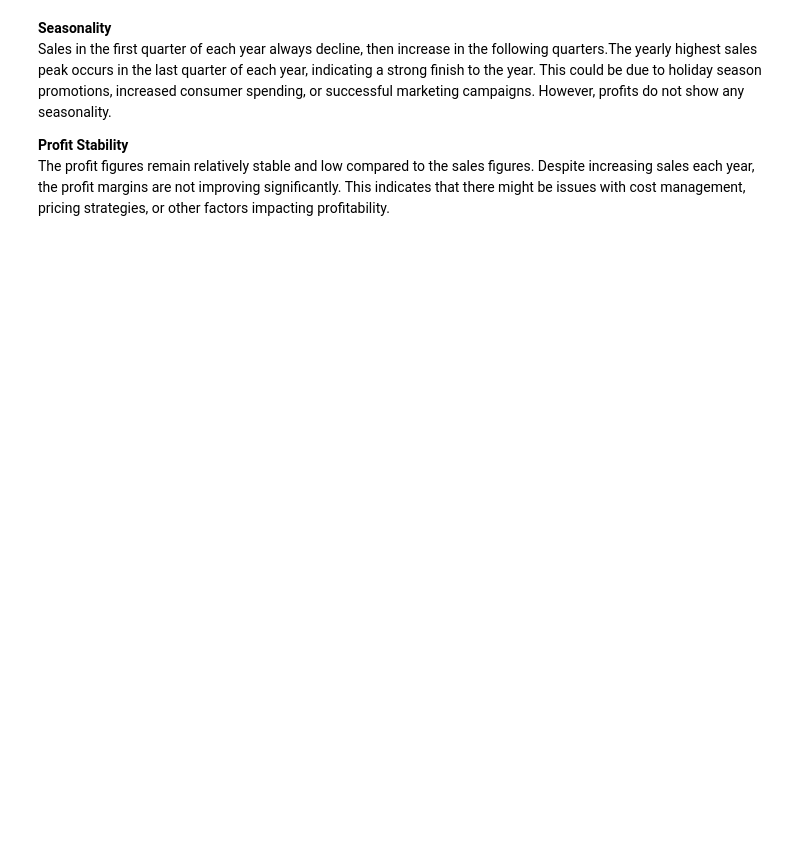
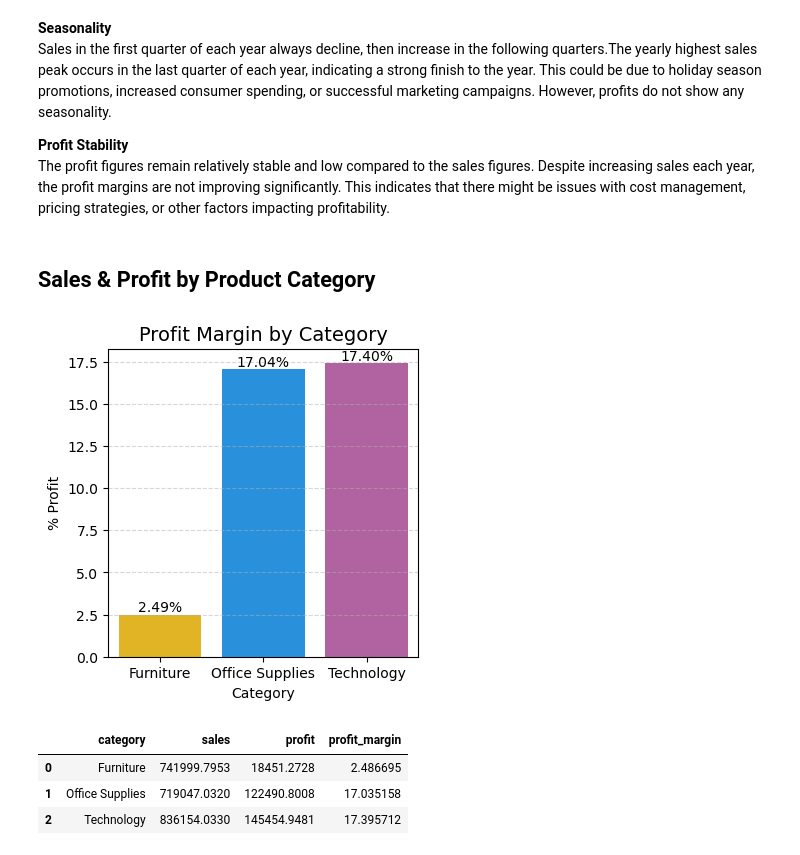
Before and after one commit to FadhiilDzaki/superstore_analysis, a Jupyter notebook: superstore_analysis.ipynb, the cells around one changed output. Cells and saved outputs as stored; diff of their text form; code cells hidden in the pictures; blank space fills up the shorter version.

```diff
--- a/superstore_analysis.ipynb
+++ b/superstore_analysis.ipynb
@@ -567,3 +585,40 @@ Sales in the first quarter of each year always decline, then increase in the fol
 
 **Profit Stability**
 The profit figures remain relatively stable and low compared to the sales figures. Despite increasing sales each year, the profit margins are not improving significantly. This indicates that there might be issues with cost management, pricing strategies, or other factors impacting profitability.
+# %% [markdown]
+## Sales & Profit by Product Category
+# %%
+# Group profit & sales by product category
+category_sales = df.groupby('category')[['sales','profit']].sum().reset_index()
+
+# profit margin
+category_sales['profit_margin'] = category_sales['profit'] / category_sales['sales'] * 100
+
+# Create canvas
+plt.figure(figsize=(4, 4))
+
+# bar chart
+plot = sns.barplot(data=category_sales,x='category',y='profit_margin', palette= ['#FFC505','#0B96F9','#BE55A7'], hue='category')
+
+# add annotation
+annotate_bars(plot,'{:,.2f}%',1,)
+
+# add title
+plt.title('Profit Margin by Category', fontsize=14)
+# set x & y label
+plt.xlabel('Category')
+plt.ylabel('% Profit')
+# add gridline
+plt.grid(axis='y',linestyle='--', alpha=0.5)
+
+# show()
+plt.show()
+# %% [output]
+[figure, added]
+# %%
+category_sales
+# %% [output]
+|  | category | sales | profit | profit_margin |
+| 0 | Furniture | 741999.7953 | 18451.2728 | 2.486695 |
+| 1 | Office Supplies | 719047.0320 | 122490.8008 | 17.035158 |
+| 2 | Technology | 836154.0330 | 145454.9481 | 17.395712 |
```
Also changed, not shown: parts of 41 cells of this notebook, 1 other file.
